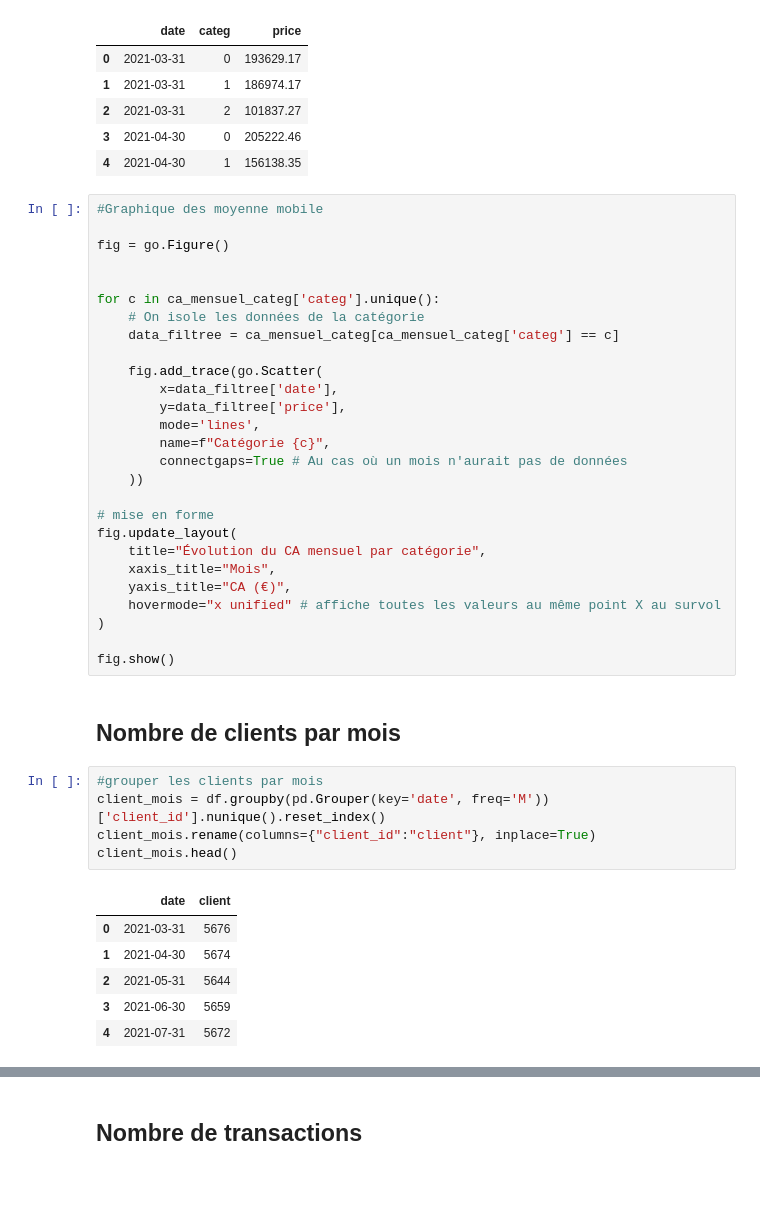
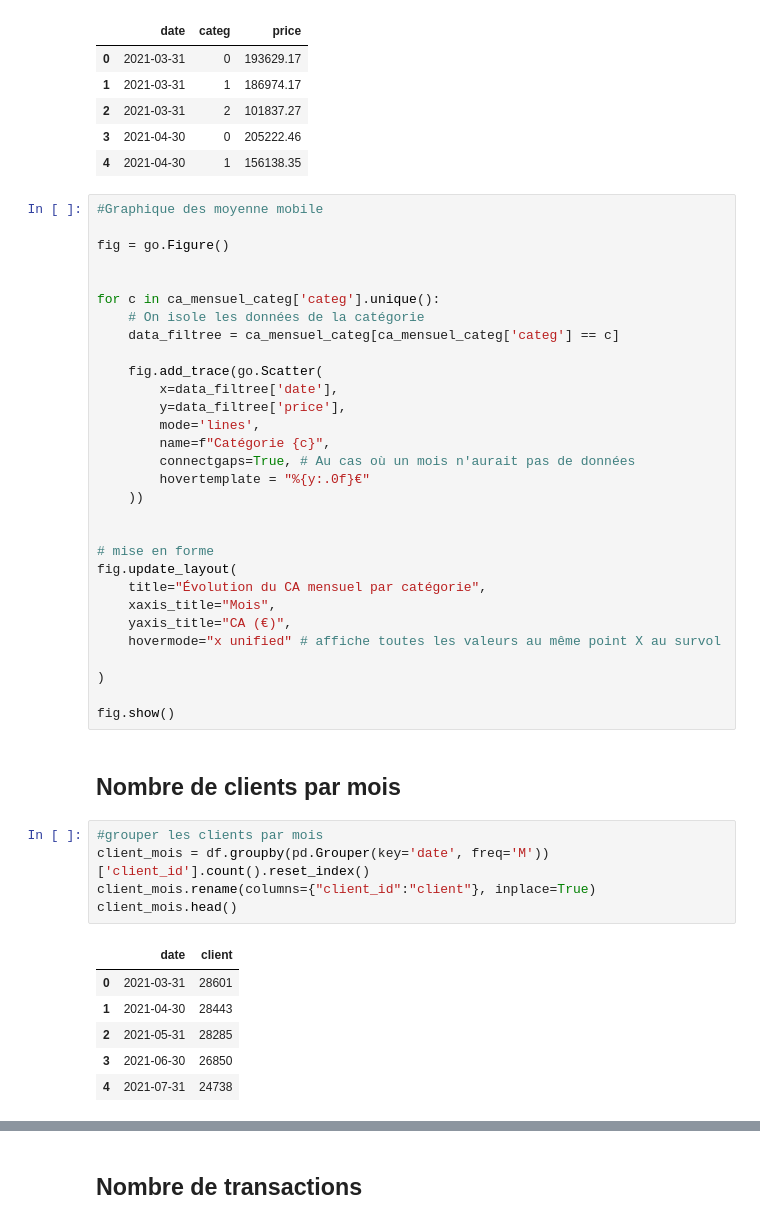
Before and after one commit to Kakicrypto/lapage_project, a Jupyter notebook: notebooks/01_exploration.ipynb, the cells around one changed output, grey strips where cells are left out. Drawn from its saved outputs; the diff is of its cells as text; blank space fills up the shorter version.

Commit message:
suite analyse et detection client B2B

```diff
--- a/notebooks/01_exploration.ipynb
+++ b/notebooks/01_exploration.ipynb
@@ -291,8 +301,10 @@ for c in ca_mensuel_categ['categ'].unique():
         y=data_filtree['price'],
         mode='lines',
         name=f"Catégorie {c}",
-        connectgaps=True # Au cas où un mois n'aurait pas de données
+        connectgaps=True, # Au cas où un mois n'aurait pas de données
+        hovertemplate = "%{y:.0f}€"
     ))
+
 
 # mise en forme
 fig.update_layout(
@@ -300,6 +312,7 @@ fig.update_layout(
     xaxis_title="Mois",
     yaxis_title="CA (€)",
     hovermode="x unified" # affiche toutes les valeurs au même point X au survol
+
 )
 
 fig.show()
@@ -307,16 +320,16 @@ fig.show()
 ## Nombre de clients par mois
 # %%
 #grouper les clients par mois
-client_mois = df.groupby(pd.Grouper(key='date', freq='M'))['client_id'].nunique().reset_index()
+client_mois = df.groupby(pd.Grouper(key='date', freq='M'))['client_id'].count().reset_index()
 client_mois.rename(columns={"client_id":"client"}, inplace=True)
 client_mois.head()
 # %% [output]
 |  | date | client |
-| 0 | 2021-03-31 | 5676 |
-| 1 | 2021-04-30 | 5674 |
-| 2 | 2021-05-31 | 5644 |
-| 3 | 2021-06-30 | 5659 |
-| 4 | 2021-07-31 | 5672 |
+| 0 | 2021-03-31 | 28601 |
+| 1 | 2021-04-30 | 28443 |
+| 2 | 2021-05-31 | 28285 |
+| 3 | 2021-06-30 | 26850 |
+| 4 | 2021-07-31 | 24738 |
 # %%
 fig = go.Figure()
 fig.add_trace(go.Scatter(
```
Also changed, not shown: parts of 13 cells of this notebook.
